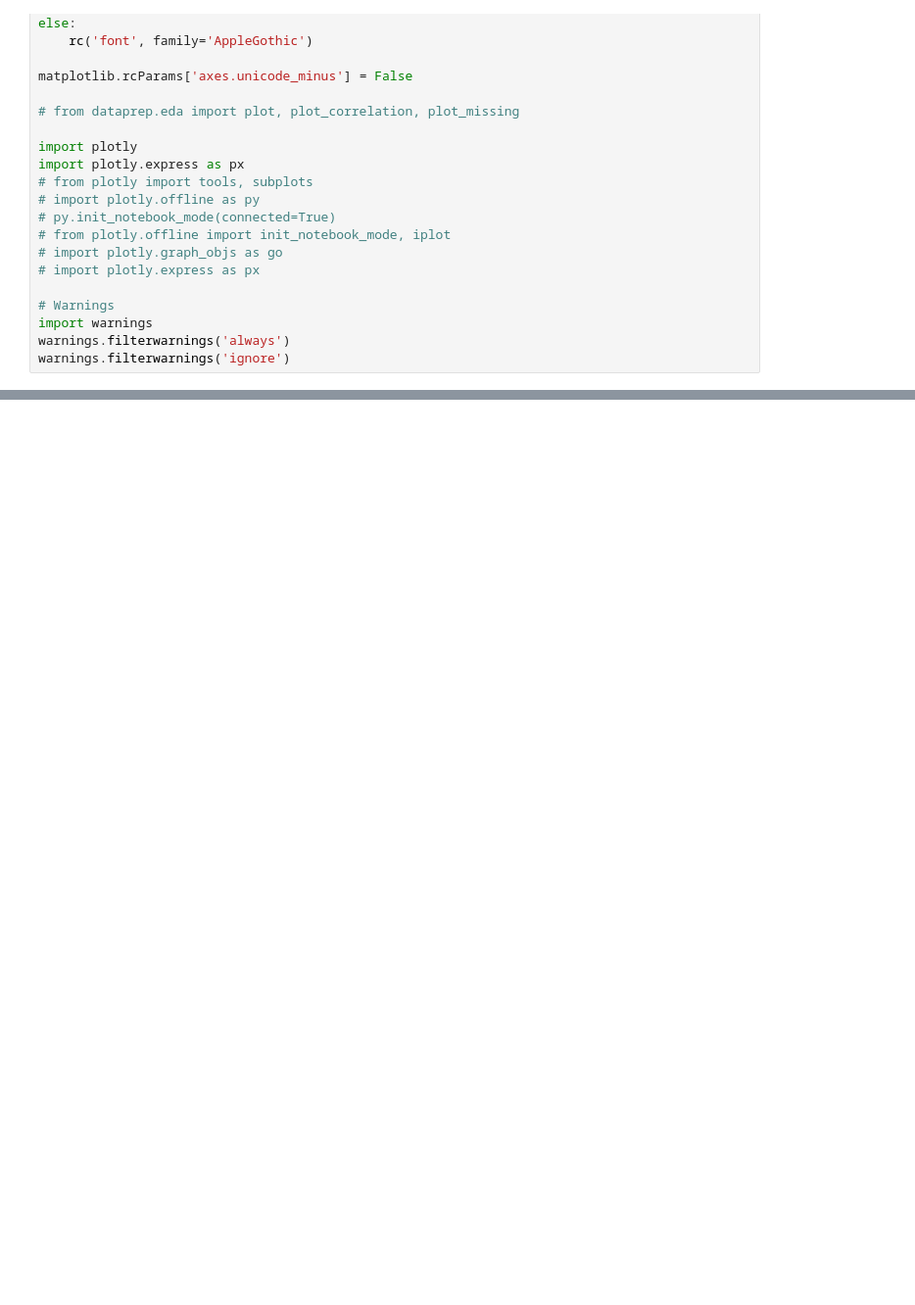
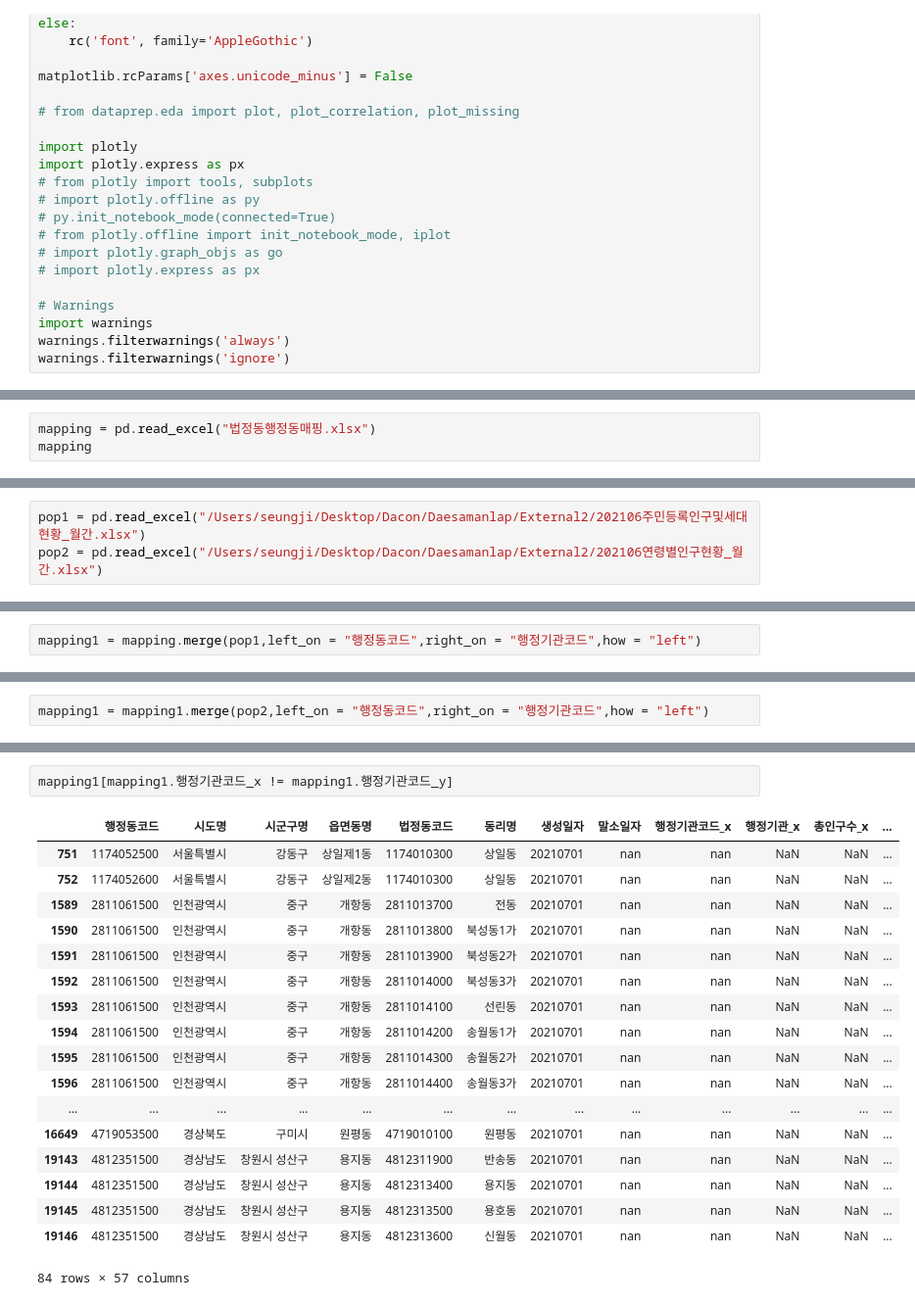
Before and after one commit to whdbfla6/Daesamanlap, a Jupyter notebook: External2/인구수_연면적_merge.ipynb, the cells around one changed output, grey strips where cells are left out. Shown at 98% size. Drawn from its saved outputs; the diff is of its cells as text; blank space fills up the shorter version.

```diff
--- a/External2/인구수_연면적_merge.ipynb
+++ b/External2/인구수_연면적_merge.ipynb
@@ -42,0 +50,3 @@ warnings.filterwarnings('ignore')
+# %%
+mapping = pd.read_excel("법정동행정동매핑.xlsx")
+mapping
@@ -42,0 +76,3 @@ warnings.filterwarnings('ignore')
+# %%
+pop1 = pd.read_excel("/Users/seungji/Desktop/Dacon/Daesamanlap/External2/202106주민등록인구및세대현황_월간.xlsx")
+pop2 = pd.read_excel("/Users/seungji/Desktop/Dacon/Daesamanlap/External2/202106연령별인구현황_월간.xlsx")
@@ -42,0 +150,2 @@ warnings.filterwarnings('ignore')
+# %%
+mapping1 = mapping.merge(pop1,left_on = "행정동코드",right_on = "행정기관코드",how = "left")
@@ -42,0 +156,2 @@ warnings.filterwarnings('ignore')
+# %%
+mapping1 = mapping1.merge(pop2,left_on = "행정동코드",right_on = "행정기관코드",how = "left")
@@ -42,0 +183,21 @@ warnings.filterwarnings('ignore')
+# %%
+mapping1[mapping1.행정기관코드_x != mapping1.행정기관코드_y]
+# %% [output]
+|  | 행정동코드 | 시도명 | 시군구명 | 읍면동명 | 법정동코드 | 동리명 | 생성일자 | 말소일자 | 행정기관코드_x | 행정기관_x | 총인구수_x | ... |
+| 751 | 1174052500 | 서울특별시 | 강동구 | 상일제1동 | 1174010300 | 상일동 | 20210701 | nan | nan | NaN | NaN | ... |
+| 752 | 1174052600 | 서울특별시 | 강동구 | 상일제2동 | 1174010300 | 상일동 | 20210701 | nan | nan | NaN | NaN | ... |
+| 1589 | 2811061500 | 인천광역시 | 중구 | 개항동 | 2811013700 | 전동 | 20210701 | nan | nan | NaN | NaN | ... |
+| 1590 | 2811061500 | 인천광역시 | 중구 | 개항동 | 2811013800 | 북성동1가 | 20210701 | nan | nan | NaN | NaN | ... |
+| 1591 | 2811061500 | 인천광역시 | 중구 | 개항동 | 2811013900 | 북성동2가 | 20210701 | nan | nan | NaN | NaN | ... |
+| 1592 | 2811061500 | 인천광역시 | 중구 | 개항동 | 2811014000 | 북성동3가 | 20210701 | nan | nan | NaN | NaN | ... |
+| 1593 | 2811061500 | 인천광역시 | 중구 | 개항동 | 2811014100 | 선린동 | 20210701 | nan | nan | NaN | NaN | ... |
+| 1594 | 2811061500 | 인천광역시 | 중구 | 개항동 | 2811014200 | 송월동1가 | 20210701 | nan | nan | NaN | NaN | ... |
+| 1595 | 2811061500 | 인천광역시 | 중구 | 개항동 | 2811014300 | 송월동2가 | 20210701 | nan | nan | NaN | NaN | ... |
+| 1596 | 2811061500 | 인천광역시 | 중구 | 개항동 | 2811014400 | 송월동3가 | 20210701 | nan | nan | NaN | NaN | ... |
+| ... | ... | ... | ... | ... | ... | ... | ... | ... | ... | ... | ... | ... |
+| 16649 | 4719053500 | 경상북도 | 구미시 | 원평동 | 4719010100 | 원평동 | 20210701 | nan | nan | NaN | NaN | ... |
+| 19143 | 4812351500 | 경상남도 | 창원시 성산구 | 용지동 | 4812311900 | 반송동 | 20210701 | nan | nan | NaN | NaN | ... |
+| 19144 | 4812351500 | 경상남도 | 창원시 성산구 | 용지동 | 4812313400 | 용지동 | 20210701 | nan | nan | NaN | NaN | ... |
+| 19145 | 4812351500 | 경상남도 | 창원시 성산구 | 용지동 | 4812313500 | 용호동 | 20210701 | nan | nan | NaN | NaN | ... |
+| 19146 | 4812351500 | 경상남도 | 창원시 성산구 | 용지동 | 4812313600 | 신월동 | 20210701 | nan | nan | NaN | NaN | ... |
+84 rows × 57 columns
```
Also changed, not shown: parts of 39 cells of this notebook.
